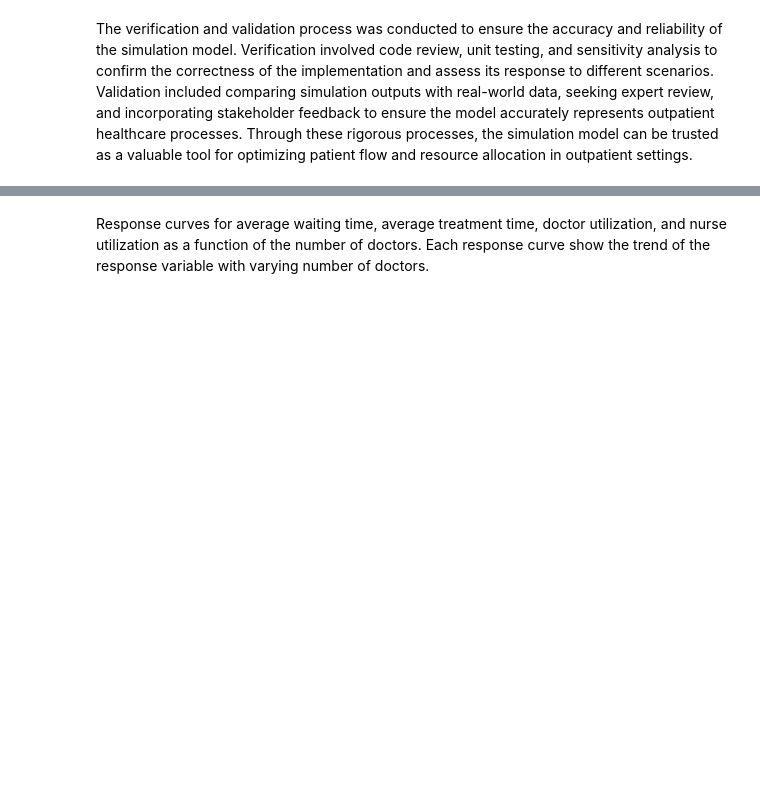
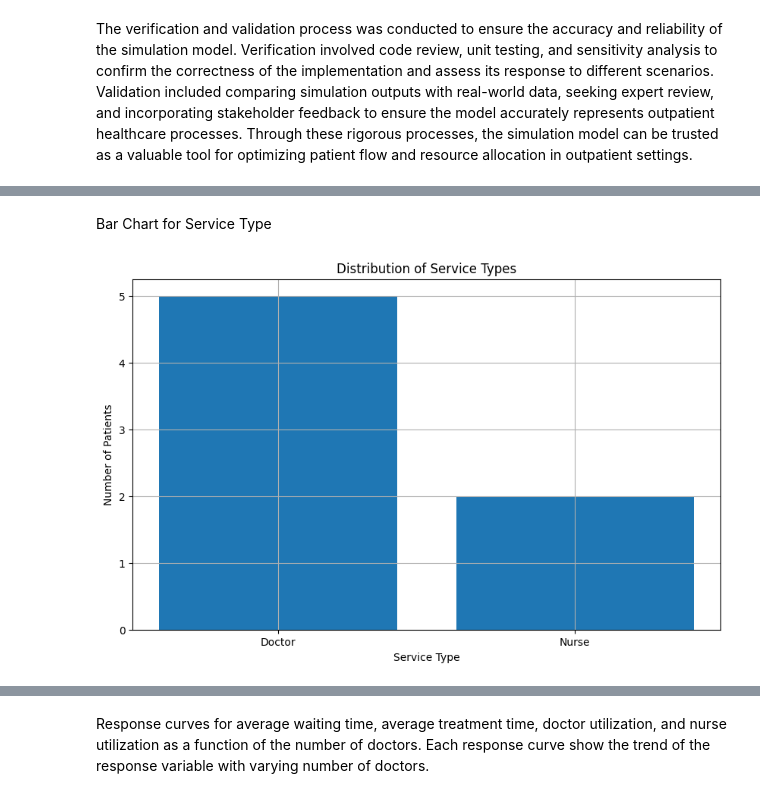
Before and after one commit to waheeb123/Data_604_homeworks, a Jupyter notebook: tringto_write_complete_simulation.ipynb, the cells around one changed output, grey strips where cells are left out. Cells and saved outputs as stored; diff of their text form; code cells hidden in the pictures; blank space fills up the shorter version.

```diff
--- a/tringto_write_complete_simulation.ipynb
+++ b/tringto_write_complete_simulation.ipynb
@@ -236,3 +234,16 @@ display(styled_df)
+# %% [markdown]
+Bar Chart for Service Type
+# %%
+service_counts = df['Service'].value_counts()
+plt.figure(figsize=(10, 6))
+plt.bar(service_counts.index, service_counts.values)
+plt.xlabel('Service Type')
+plt.ylabel('Number of Patients')
+plt.title('Distribution of Service Types')
+plt.grid(True)
+plt.show()
+# %% [output]
+[figure, added]
 # %%
 # Additional visualization and reporting
 def plot_utilization(doctor_utilization, nurse_utilization):
```
Also changed, not shown: parts of 8 cells of this notebook.
